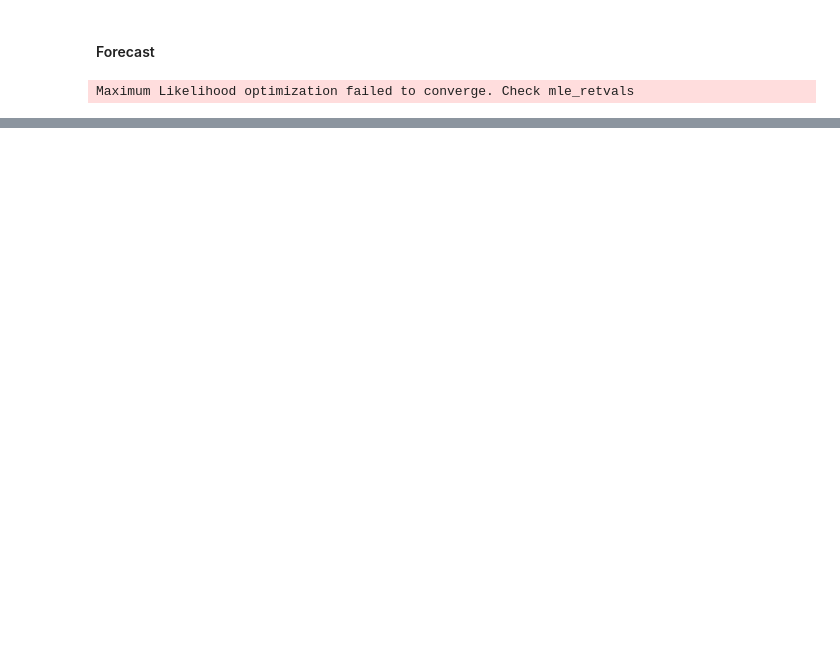
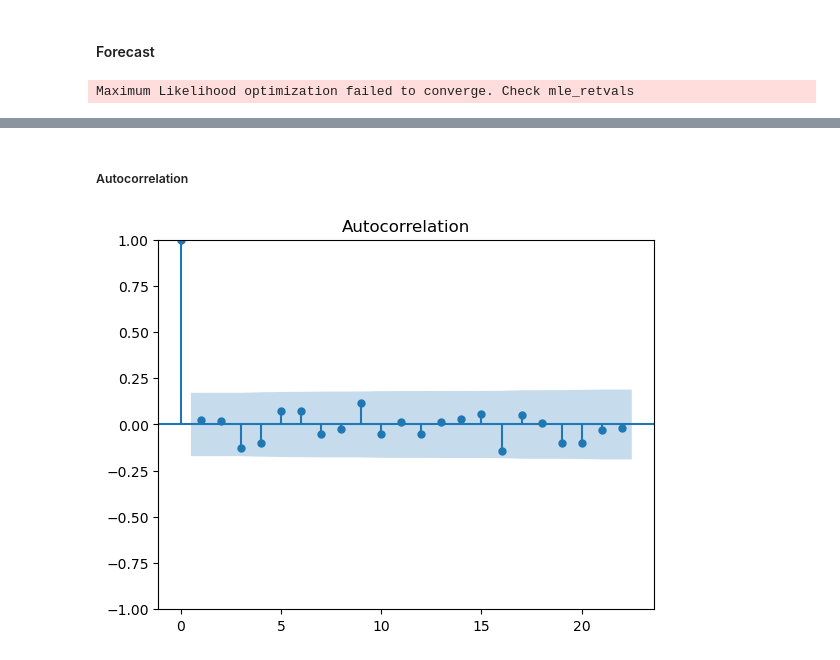
Before and after one commit to BinethBasilu/Time-Series-Forecasting-Python-, a Jupyter notebook: 7_SARIMA_Modelling.ipynb/code.ipynb, the cells around one changed output, grey strips where cells are left out. Cells and saved outputs as stored; diff of their text form; code cells hidden in the pictures; blank space fills up the shorter version.

Commit message:
all done with SARIMA

```diff
--- a/7_SARIMA_Modelling.ipynb/code.ipynb
+++ b/7_SARIMA_Modelling.ipynb/code.ipynb
@@ -89,0 +92,6 @@ Maximum Likelihood optimization failed to converge. Check mle_retvals
+# %%
+model = SARIMAX(series, order=(0,1,1), seasonal_order=(0,1,1,12))
+model_fit = model.fit()
+# %%
+residuals = model_fit.resid[12+1:]
+residuals
@@ -89,0 +111,7 @@ Maximum Likelihood optimization failed to converge. Check mle_retvals
+# %% [markdown]
+##### Autocorrelation
+# %%
+from statsmodels.graphics.tsaplots import plot_acf
+plot_acf(residuals);
+# %% [output]
+[figure, added]
```
Also changed, not shown: parts of 14 cells of this notebook.
